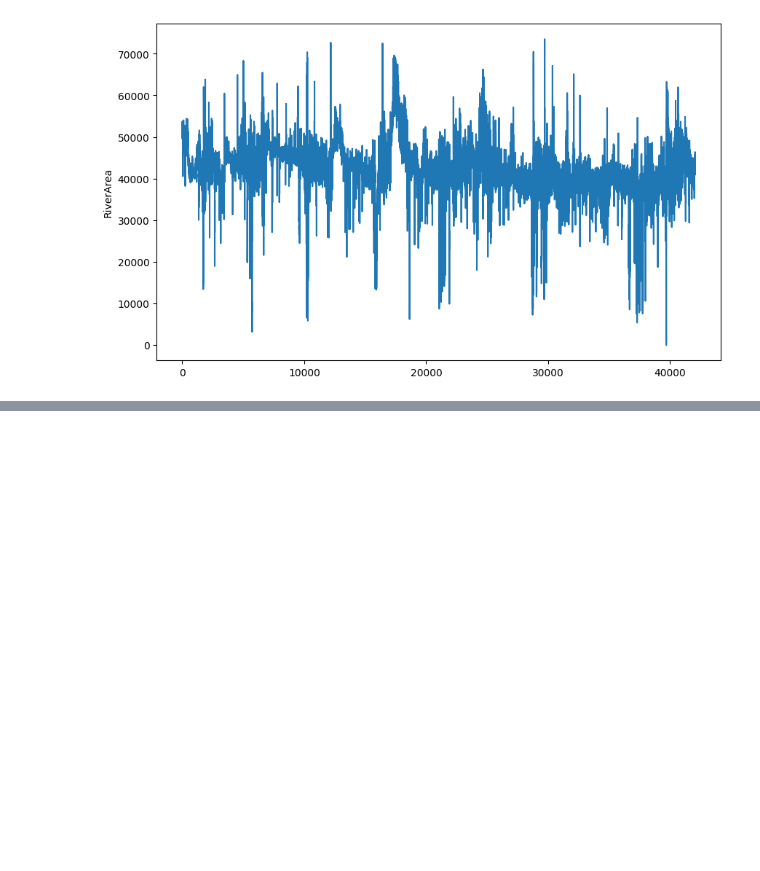
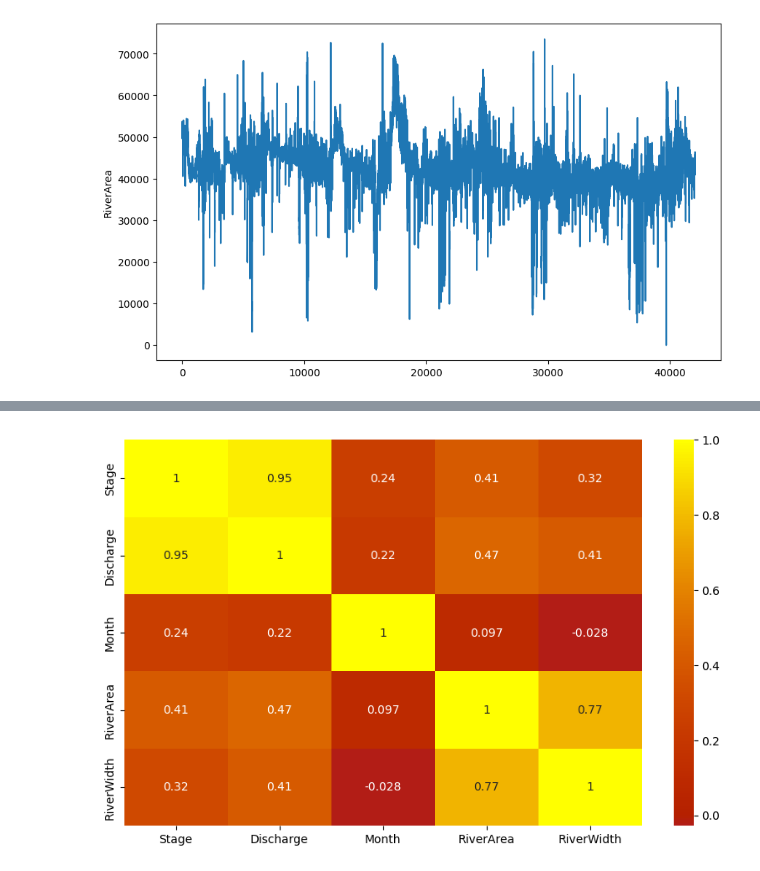
Before and after one commit to andresnowak/Hydrology_AI_project, a Jupyter notebook: dataset_study_v2.ipynb, the cells around one changed output, grey strips where cells are left out. Drawn from its saved outputs; the diff is of its cells as text; code cells hidden in the pictures; blank space fills up the shorter version.

```diff
--- a/dataset_study_v2.ipynb
+++ b/dataset_study_v2.ipynb
@@ -105,0 +122,9 @@ plt.show()
+# %%
+corr_spearman = df_time.corr(method="spearman") # spearman correlation
+
+# generate heatmap
+plt.figure(figsize=(10,6))
+sns.heatmap(corr_spearman, annot=True, center=0, cmap='gnuplot')
+plt.show()
+# %% [output]
+[figure, added]
```
Also changed, not shown: parts of 8 cells of this notebook, 1 other file.
